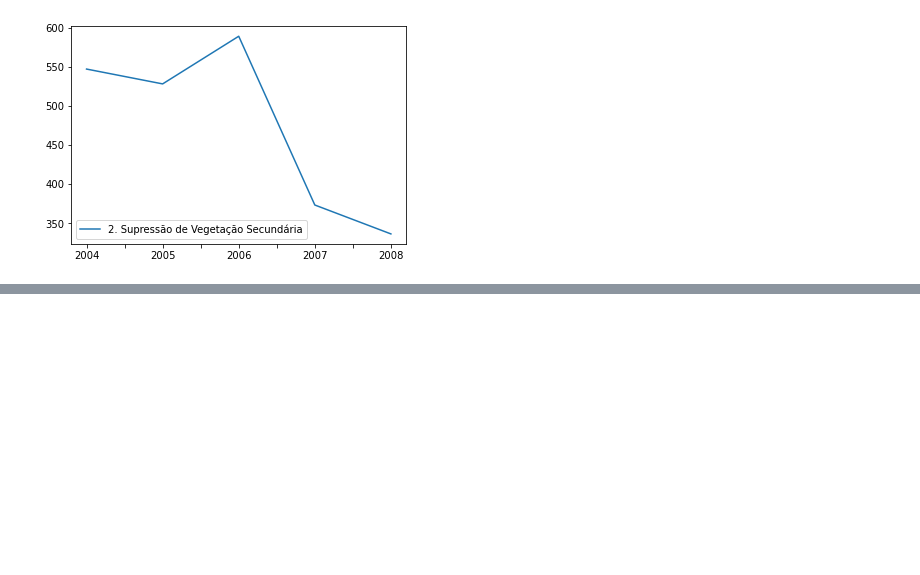
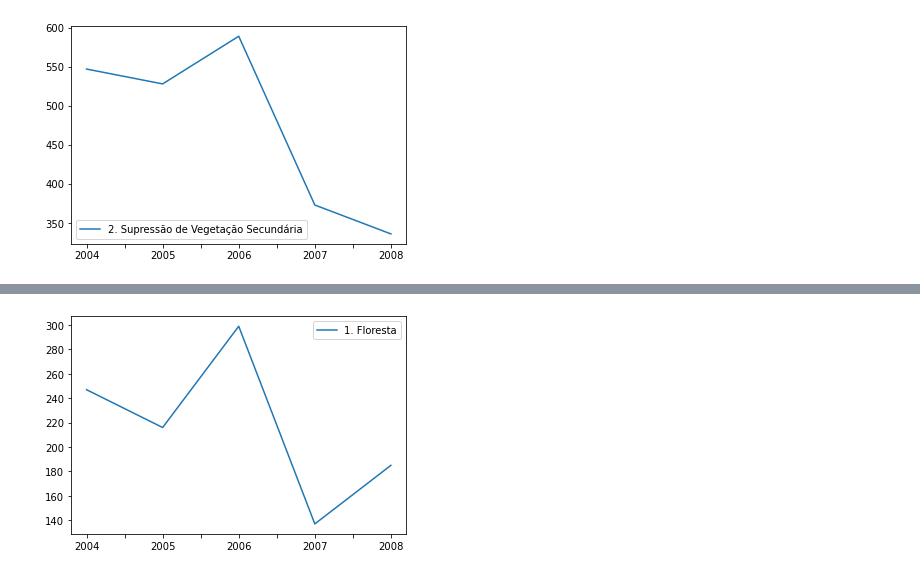
Before and after one commit to RaphaLevy/Study_on_Malaria_dynamics, a Jupyter notebook: mapbiomas_data/MapBiomas - Manaus Data.ipynb, the cells around one changed output, grey strips where cells are left out. Saved outputs shown, nothing was run; the diff lists cells and outputs as text; code cells hidden in the pictures; blank space fills up the shorter version.

Commit message:
Updates .ipynb file for collection and treatment of forest fires data

```diff
--- a/mapbiomas_data/MapBiomas - Manaus Data.ipynb
+++ b/mapbiomas_data/MapBiomas - Manaus Data.ipynb
@@ -138,0 +222,10 @@ plt.show()
+# %%
+new_forest_fires_df.replace('', np.nan, inplace=True)
+
+# Drop rows with NaN values
+numeric_columns = ['2004', '2005', '2006', '2007', '2008']
+
+# Drop rows where all values in the numeric columns are NaN
+forest_fires_df_dropped = new_forest_fires_df.dropna(subset=numeric_columns, how='all')
+forest_fires_df_dropped = forest_fires_df_dropped.fillna(0)
+forest_fires_df_dropped
@@ -138,0 +256,5 @@ plt.show()
+# %%
+forest_fires_df_dropped.set_index('Classes', inplace=True)
+# %%
+transposed_forest_fires_df = forest_fires_df_dropped.T
+transposed_forest_fires_df
@@ -138,0 +268,3 @@ plt.show()
+# %%
+numeric_forest_fires_df = transposed_forest_fires_df.astype(int)
+numeric_forest_fires_df
@@ -138,0 +278,5 @@ plt.show()
+# %%
+numeric_forest_fires_df.plot(kind='line', y='1. Floresta');
+plt.show()
+# %% [output]
+[figure, added]
```
Also changed, not shown: parts of 13 cells of this notebook.
